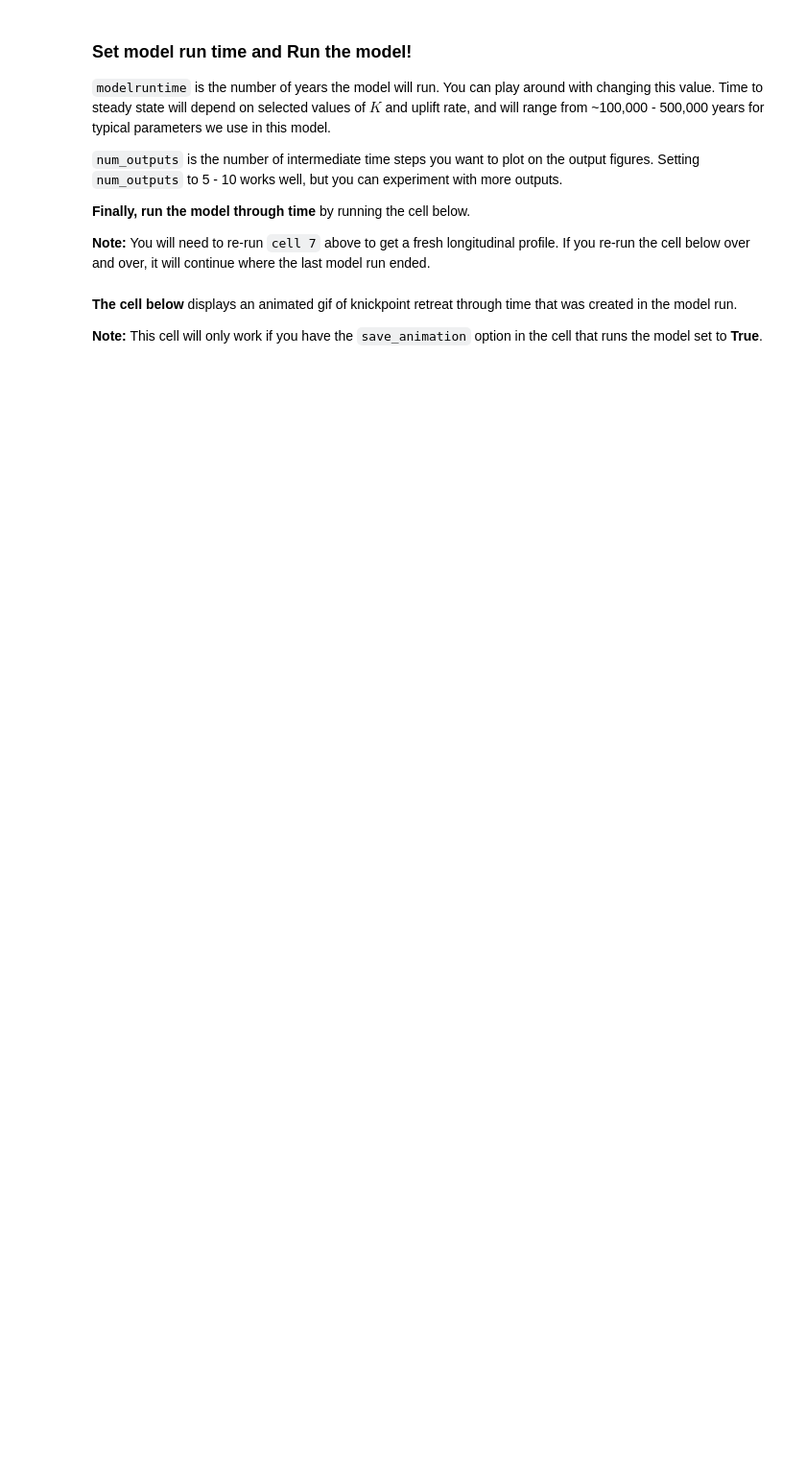
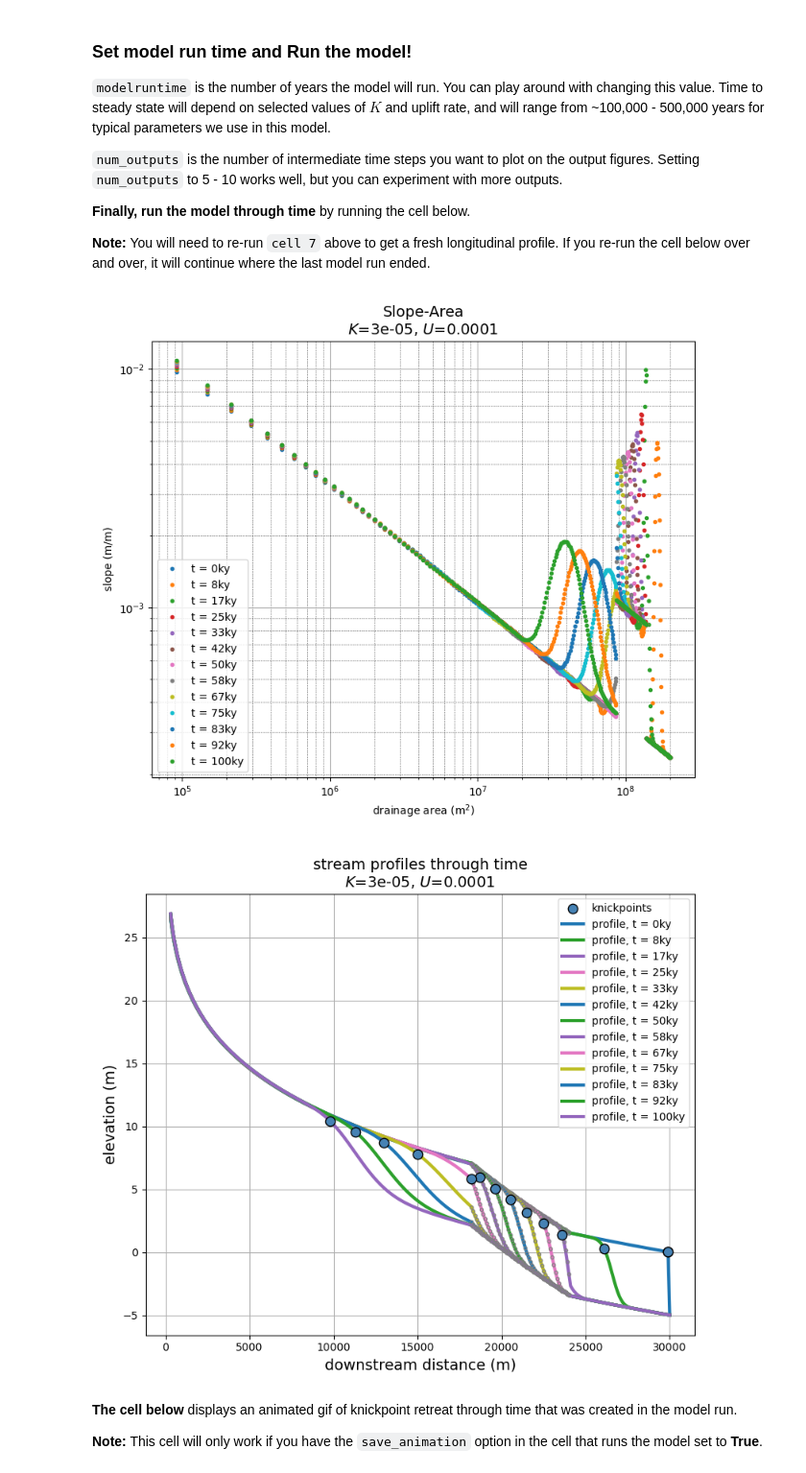
Before and after one commit to alangston/teaching_notebooks, a Jupyter notebook: long_prof/long_prof_model.ipynb, the cells around one changed output. Shown at 96% size. Drawn from its saved outputs; the diff is of its cells as text; code cells hidden in the pictures; blank space fills up the shorter version.

```diff
--- a/long_prof/long_prof_model.ipynb
+++ b/long_prof/long_prof_model.ipynb
@@ -125,7 +128,10 @@ def runmodel(tmax, z, num_plots, save_animation = False):
             i = round(next_plot_animate/1000)
             plt.legend([init_line,i_line], ["initial profile", f'long prof, time = {i}ky'])
             plt.tight_layout()
-            camera.snap()
+            try:
+                camera.snap()
+            except:
+                pass
             next_plot_animate += plot_int_animate
 
         if t>=next_plot:
@@ -253,7 +259,7 @@ You change between uniform lithology and a lithological knickpoint by commenting
 ############## CELL BLOCK 7 ################
 ###use the options below to change the type of boundary conditions to model###
 lithkp = False
-#lithkp = True
+lithkp = True
 
 if lithkp:
     #create a lithological knickpoint
@@ -318,11 +327,14 @@ Time to steady state will depend on selected values of $K$ and uplift rate, and
 # %%
 ############## CELL BLOCK 9 ################
 # Change the values of modelruntime and num_outputs
 # run this cell to run the model through time
 modelruntime = 100000    #model run time in years
 num_outputs =12
 
-runmodel(tmax=modelruntime, z=z, num_plots=num_outputs, save_animation = False)
+runmodel(tmax=modelruntime, z=z, num_plots=num_outputs, save_animation = True)
+# %% [output]
+[figure, added]
+[figure, added]
 # %% [markdown]
 **The cell below** displays an animated gif of knickpoint retreat through time that was created in the model run.
 
```
Also changed, not shown: parts of 7 cells of this notebook.
